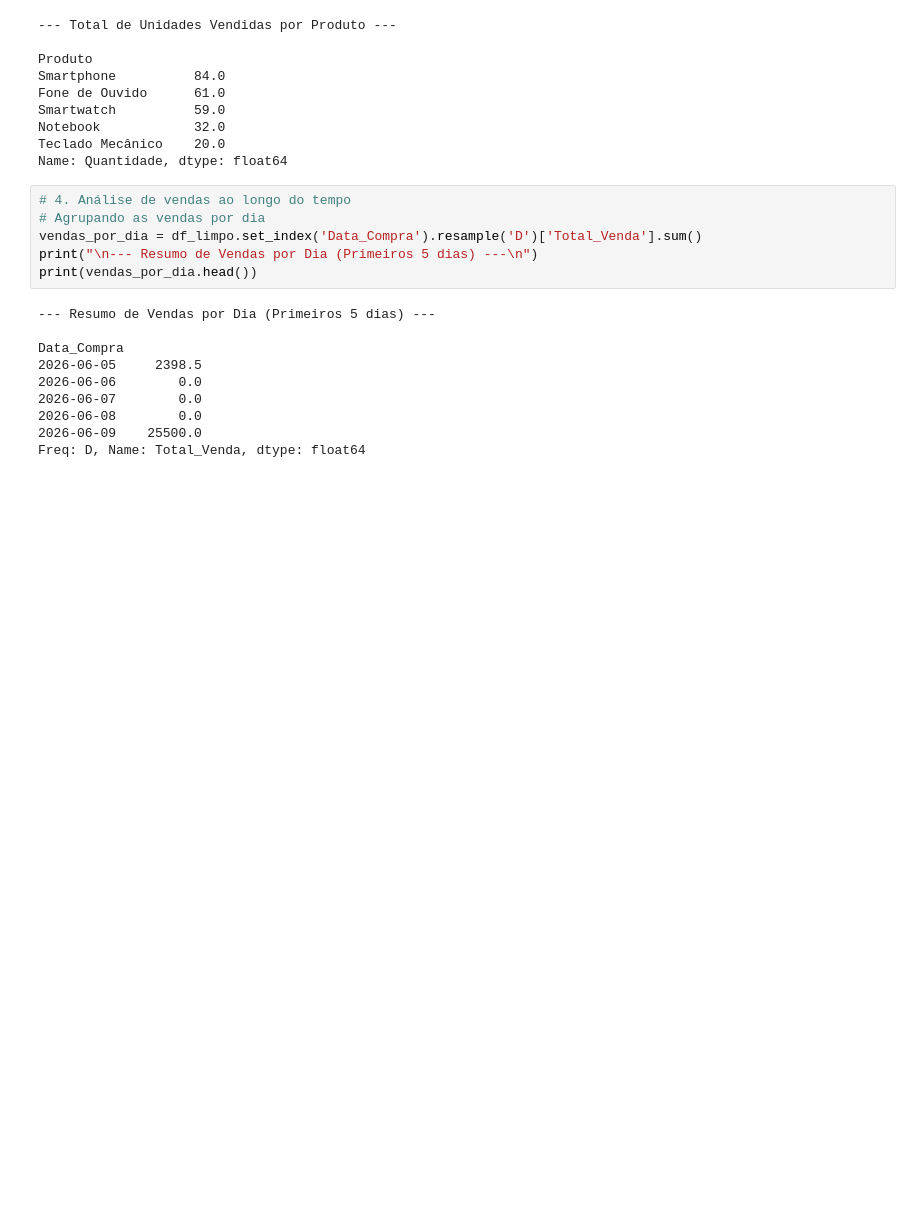
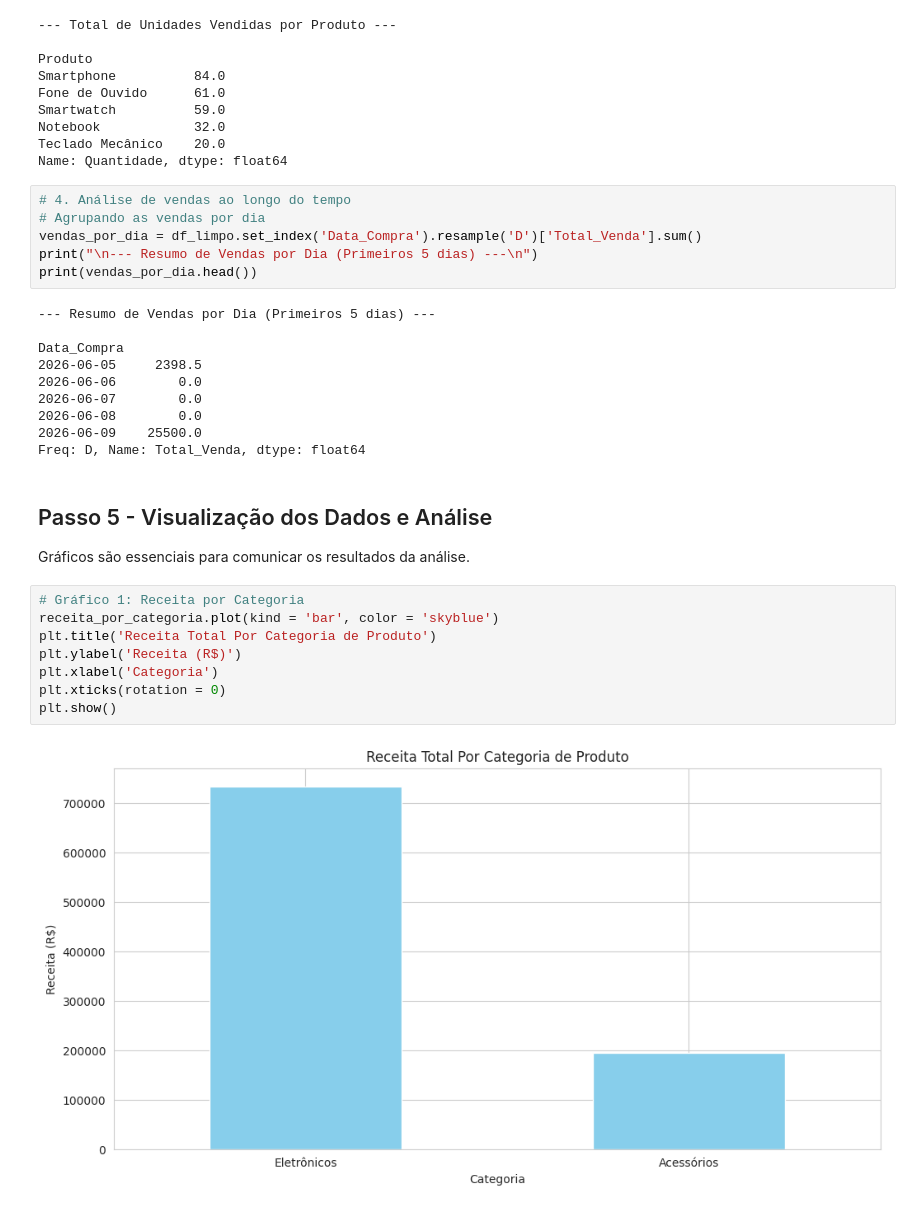
Before and after one commit to Fabricio-Fontenele/lab-dsa-python, a Jupyter notebook: 9.pandas/mini-projeto-4.ipynb, the cells around one changed output. Cells and saved outputs as stored; diff of their text form; blank space fills up the shorter version.

```diff
--- a/9.pandas/mini-projeto-4.ipynb
+++ b/9.pandas/mini-projeto-4.ipynb
@@ -429,3 +435,17 @@ Data_Compra
 2026-06-08        0.0
 2026-06-09    25500.0
 Freq: D, Name: Total_Venda, dtype: float64
+# %% [markdown]
+## Passo 5 - Visualização dos Dados e Análise
+
+Gráficos são essenciais para comunicar os resultados da análise.
+# %%
+# Gráfico 1: Receita por Categoria
+receita_por_categoria.plot(kind = 'bar', color = 'skyblue')
+plt.title('Receita Total Por Categoria de Produto')
+plt.ylabel('Receita (R$)')
+plt.xlabel('Categoria')
+plt.xticks(rotation = 0)
+plt.show()
+# %% [output]
+[figure, added]
```
Also changed, not shown: parts of 11 cells of this notebook.
